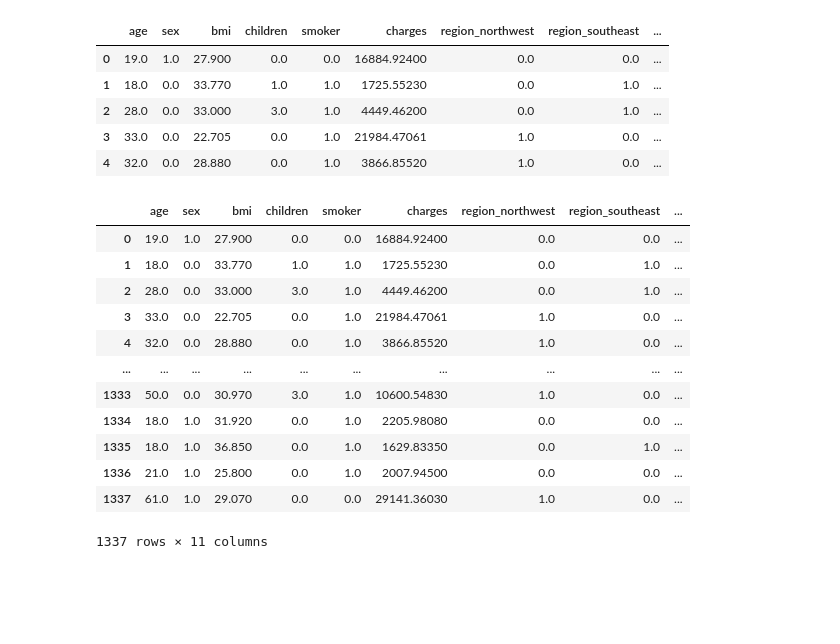
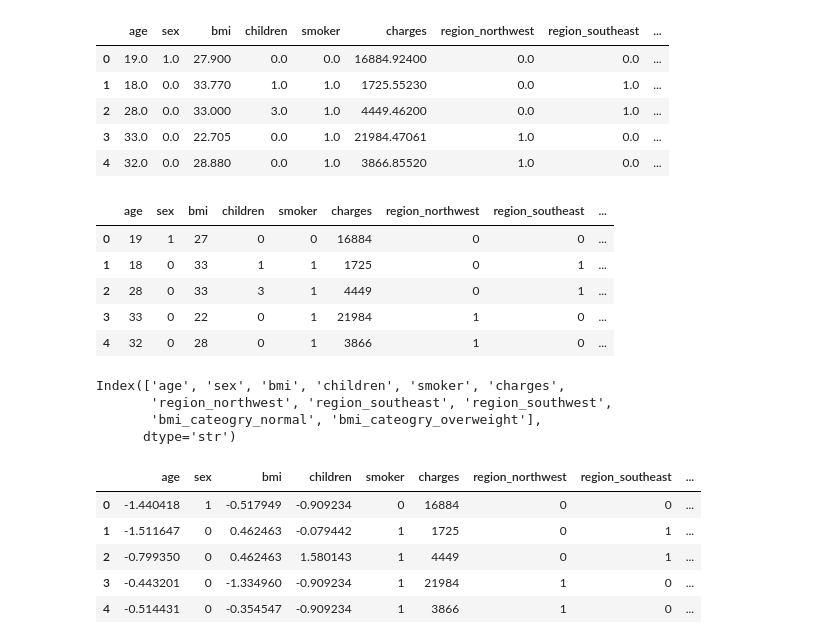
Before and after one commit to Aayushraj17/KBC, a Jupyter notebook: MACHINE LEARNING/new machine learninng/mlpart.ipynb, the cells around one changed output. Saved outputs shown, nothing was run; the diff lists cells and outputs as text; code cells hidden in the pictures; blank space fills up the shorter version.

```diff
--- a/MACHINE LEARNING/new machine learninng/mlpart.ipynb
+++ b/MACHINE LEARNING/new machine learninng/mlpart.ipynb
@@ -265,20 +265,20 @@ df_cleaned.head()
 | 3 | 33.0 | 0.0 | 22.705 | 0.0 | 1.0 | 21984.47061 | 1.0 | 0.0 | ... |
 | 4 | 32.0 | 0.0 | 28.880 | 0.0 | 1.0 | 3866.85520 | 1.0 | 0.0 | ... |
 # %%
-df_cleaned = df_cleaned.astype(float)
+df_cleaned = df_cleaned.astype(int)
 # %%
-df_cleaned
+df_cleaned.head()
 # %% [output]
 |  | age | sex | bmi | children | smoker | charges | region_northwest | region_southeast | ... |
-| 0 | 19.0 | 1.0 | 27.900 | 0.0 | 0.0 | 16884.92400 | 0.0 | 0.0 | ... |
-| 1 | 18.0 | 0.0 | 33.770 | 1.0 | 1.0 | 1725.55230 | 0.0 | 1.0 | ... |
-| 2 | 28.0 | 0.0 | 33.000 | 3.0 | 1.0 | 4449.46200 | 0.0 | 1.0 | ... |
-| 3 | 33.0 | 0.0 | 22.705 | 0.0 | 1.0 | 21984.47061 | 1.0 | 0.0 | ... |
-| 4 | 32.0 | 0.0 | 28.880 | 0.0 | 1.0 | 3866.85520 | 1.0 | 0.0 | ... |
-| ... | ... | ... | ... | ... | ... | ... | ... | ... | ... |
-| 1333 | 50.0 | 0.0 | 30.970 | 3.0 | 1.0 | 10600.54830 | 1.0 | 0.0 | ... |
-| 1334 | 18.0 | 1.0 | 31.920 | 0.0 | 1.0 | 2205.98080 | 0.0 | 0.0 | ... |
-| 1335 | 18.0 | 1.0 | 36.850 | 0.0 | 1.0 | 1629.83350 | 0.0 | 1.0 | ... |
-| 1336 | 21.0 | 1.0 | 25.800 | 0.0 | 1.0 | 2007.94500 | 0.0 | 0.0 | ... |
-| 1337 | 61.0 | 1.0 | 29.070 | 0.0 | 0.0 | 29141.36030 | 1.0 | 0.0 | ... |
+| 0 | 19 | 1 | 27 | 0 | 0 | 16884 | 0 | 0 | ... |
+| 1 | 18 | 0 | 33 | 1 | 1 | 1725 | 0 | 1 | ... |
+| 2 | 28 | 0 | 33 | 3 | 1 | 4449 | 0 | 1 | ... |
+| 3 | 33 | 0 | 22 | 0 | 1 | 21984 | 1 | 0 | ... |
+| 4 | 32 | 0 | 28 | 0 | 1 | 3866 | 1 | 0 | ... |
-1337 rows × 11 columns
+# %%
+df_cleaned.columns
+# %% [output]
+Index(['age', 'sex', 'bmi', 'children', 'smoker', 'charges',
+       'region_northwest', 'region_southeast', 'region_southwest',
+       'bmi_cateogry_normal', 'bmi_cateogry_overweight'],
+      dtype='str')
@@ -284,0 +291,9 @@ df_cleaned
+# %%
+df_cleaned.head()
+# %% [output]
+|  | age | sex | bmi | children | smoker | charges | region_northwest | region_southeast | ... |
+| 0 | -1.440418 | 1 | -0.517949 | -0.909234 | 0 | 16884 | 0 | 0 | ... |
+| 1 | -1.511647 | 0 | 0.462463 | -0.079442 | 1 | 1725 | 0 | 1 | ... |
+| 2 | -0.799350 | 0 | 0.462463 | 1.580143 | 1 | 4449 | 0 | 1 | ... |
+| 3 | -0.443201 | 0 | -1.334960 | -0.909234 | 1 | 21984 | 1 | 0 | ... |
+| 4 | -0.514431 | 0 | -0.354547 | -0.909234 | 1 | 3866 | 1 | 0 | ... |
```
Also changed, not shown: parts of 3 cells of this notebook.
